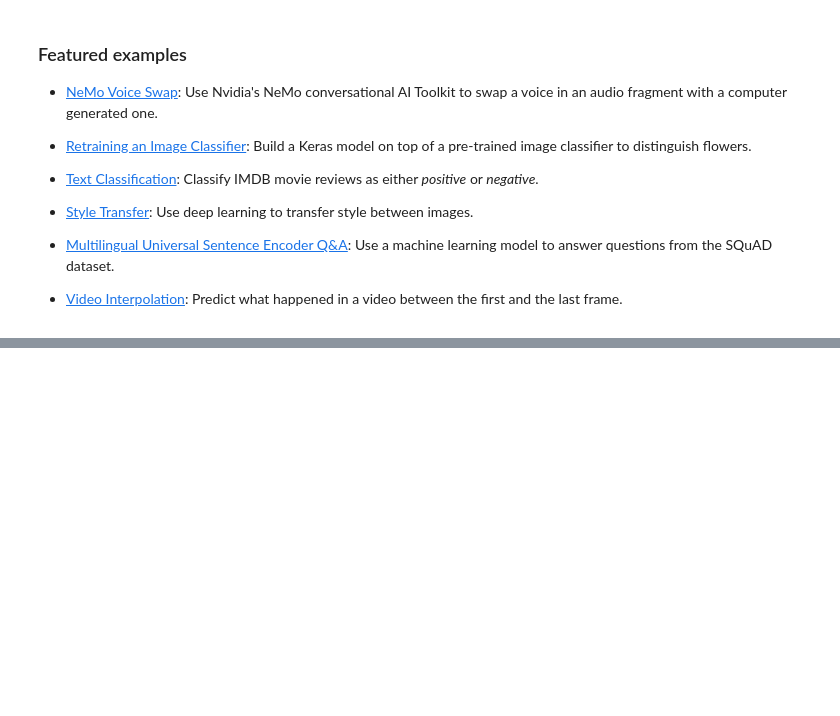
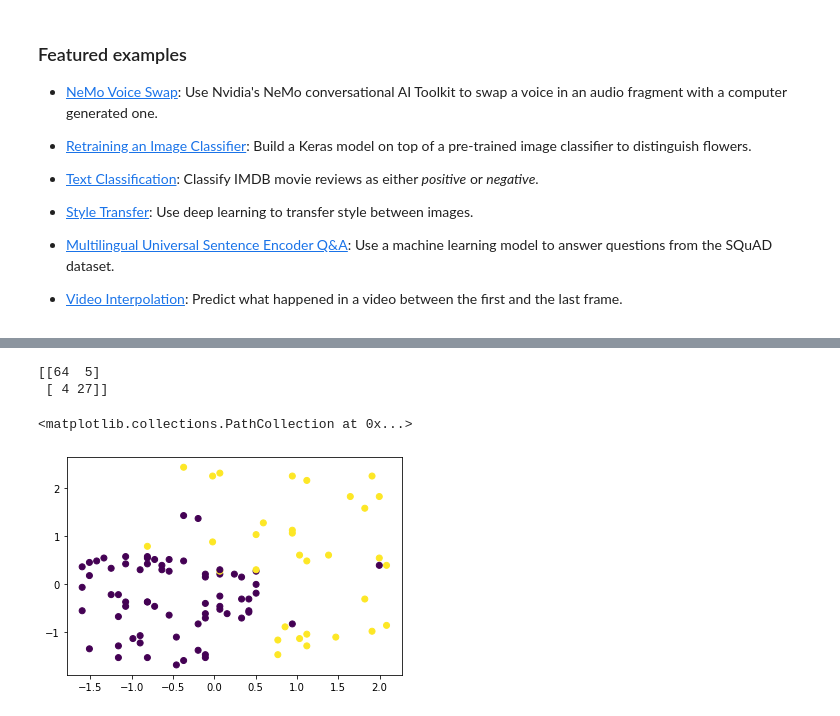
Before and after one commit to Er-Sonu/Sonu, a Jupyter notebook: Welcome_To_Colaboratory.ipynb, the cells around one changed output, grey strips where cells are left out. Cells and saved outputs as stored; diff of their text form; code cells hidden in the pictures; blank space fills up the shorter version.

```diff
--- a/Welcome_To_Colaboratory.ipynb
+++ b/Welcome_To_Colaboratory.ipynb
@@ -132,3 +268,0 @@ iris = datasets.load_iris()
-# %%
-X  = iris.data
-y = iris.target
@@ -142,0 +309,5 @@ RandomForestClassifier(random_state=0)
+# %%
+sc = StandardScaler()
+# %%
+X_train = sc.fit_transform(X_train)
+X_train
@@ -142,0 +332,3 @@ RandomForestClassifier(random_state=0)
+# %%
+X_test = sc.fit_transform(X_test)
+X_test
@@ -164,0 +389,5 @@ Accuracy 1.0
+# %%
+print(cm)
+# %% [output]
+[[64  5]
+ [ 4 27]]
@@ -164,0 +396,8 @@ Accuracy 1.0
+# %%
+x = X_test[:,0]
+y = X_test[:,1]
+c = y_test
+plt.scatter(x,y, c=c)
+# %% [output]
+<matplotlib.collections.PathCollection at 0x...>
+[figure, added]
```
Also changed, not shown: parts of 41 cells of this notebook.
